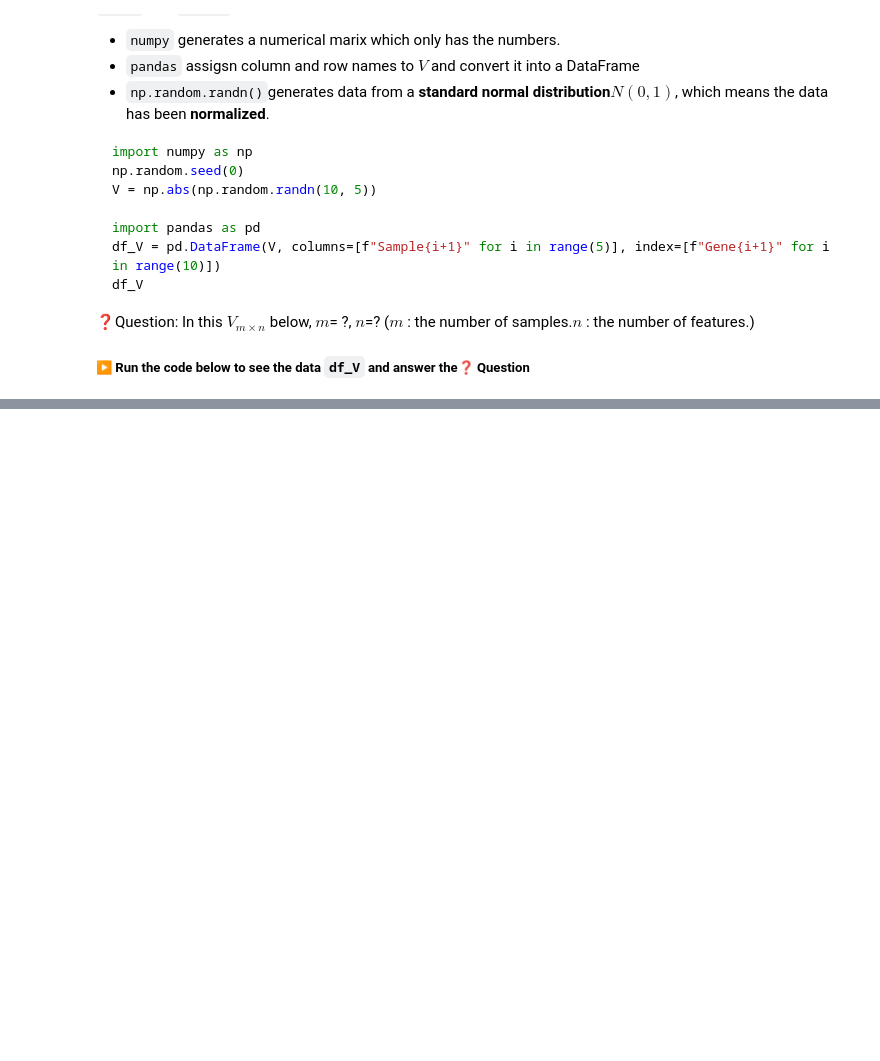
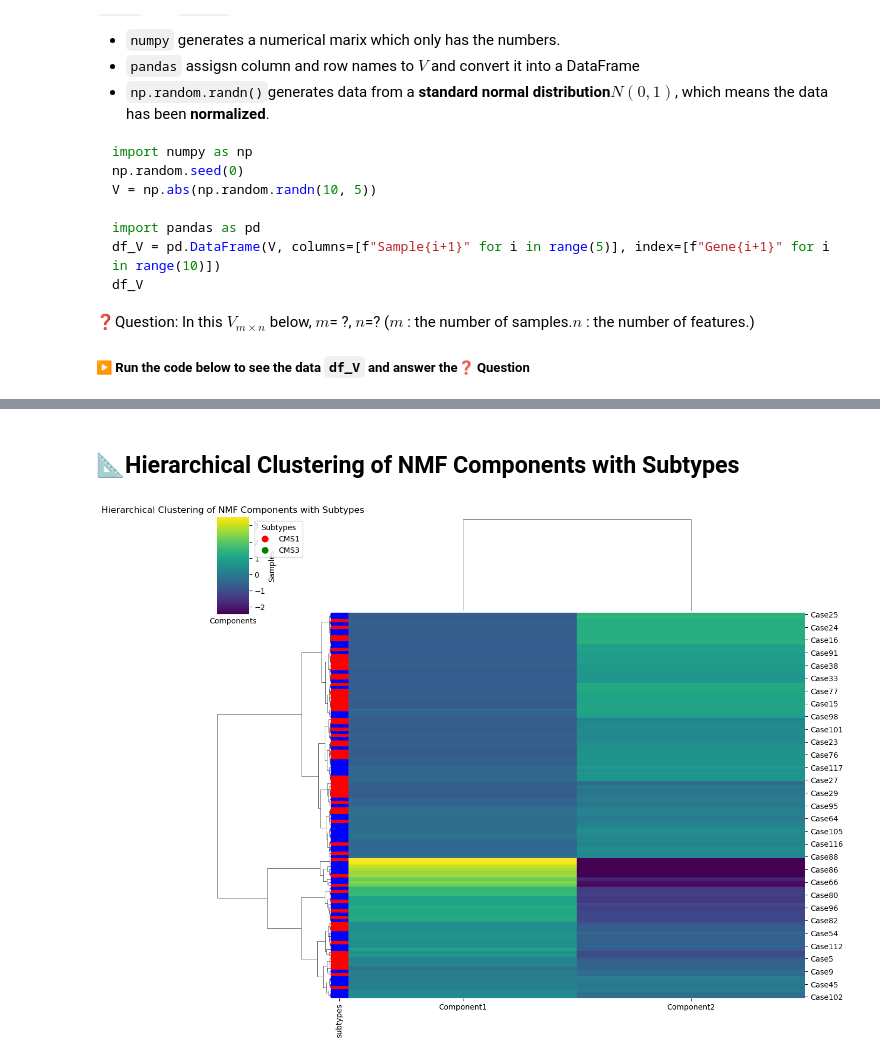
Before and after one commit to WanbingZeng/OMINEX, a Jupyter notebook: Chapter 2 Integration with NMF.ipynb, the cells around one changed output, grey strips where cells are left out. Drawn from its saved outputs; the diff is of its cells as text; code cells hidden in the pictures; blank space fills up the shorter version.

```diff
--- a/Chapter 2 Integration with NMF.ipynb
+++ b/Chapter 2 Integration with NMF.ipynb
@@ -193,0 +308,17 @@ plt.show()
+# %%
+#Scatter Plot of NMF Components with Subtypes
+W_df = pd.DataFrame(W, index=combined_data.index, columns=[f'Component{i+1}' for i in range(W.shape[1])])
+merged_w_covariates=pd.concat([W_df,covariates],axis=1)
+merged_w_covariates
+import plotly.express as px
+
+fig = px.scatter(
+    merged_w_covariates,
+    x='Component1',
+    y='Component2',
+    color='subtypes',
+    title='Scatter Plot of NMF Components with Subtypes',
+
+)
+
+fig.show()
@@ -193,0 +349,39 @@ plt.show()
+# %% [markdown]
+## 📐Hierarchical Clustering of NMF Components with Subtypes
+# %%
+import seaborn as sns
+import matplotlib.pyplot as plt
+from scipy.cluster.hierarchy import linkage
+from sklearn.preprocessing import StandardScaler
+
+subtype_colors = covariates.loc[W_df.index, 'subtypes'].map({'CMS1': 'red', 'CMS2': 'green', 'CMS3': 'blue'})
+# Perform scaling for better visualization
+scaler = StandardScaler()
+W_df_scaled = pd.DataFrame(scaler.fit_transform(W_df), index=W_df.index, columns=W_df.columns)
+
+# Perform hierarchical clustering
+row_clusters = linkage(W_df_scaled, method='ward', metric='euclidean')
+col_clusters = linkage(W_df_scaled.T, method='ward', metric='euclidean')
+
+# Create the clustermap with row_colors for subtypes
+g = sns.clustermap(
+    W_df_scaled,
+    row_linkage=row_clusters,
+    col_linkage=col_clusters,
+    row_colors=subtype_colors,
+    cmap='viridis',
+    figsize=(12, 10),
+    cbar_kws={'label': 'NMF Component Value'},
+    annot=False
+)
+# Add titles and labels
+plt.title('Hierarchical Clustering of NMF Components with Subtypes')
+plt.xlabel('Components')
+plt.ylabel('Samples')
+# Add custom legend
+handles = [plt.Line2D([0], [0], marker='o', color='w', markerfacecolor=color, markersize=10) for color in ['red', 'green', 'blue']]
+labels = ['CMS1', 'CMS3']
+plt.legend(handles, labels, title='Subtypes', bbox_to_anchor=(1.05, 1), loc='upper left')
+plt.show()
+# %% [output]
+[figure, added]
```
Also changed, not shown: parts of 29 cells of this notebook.
